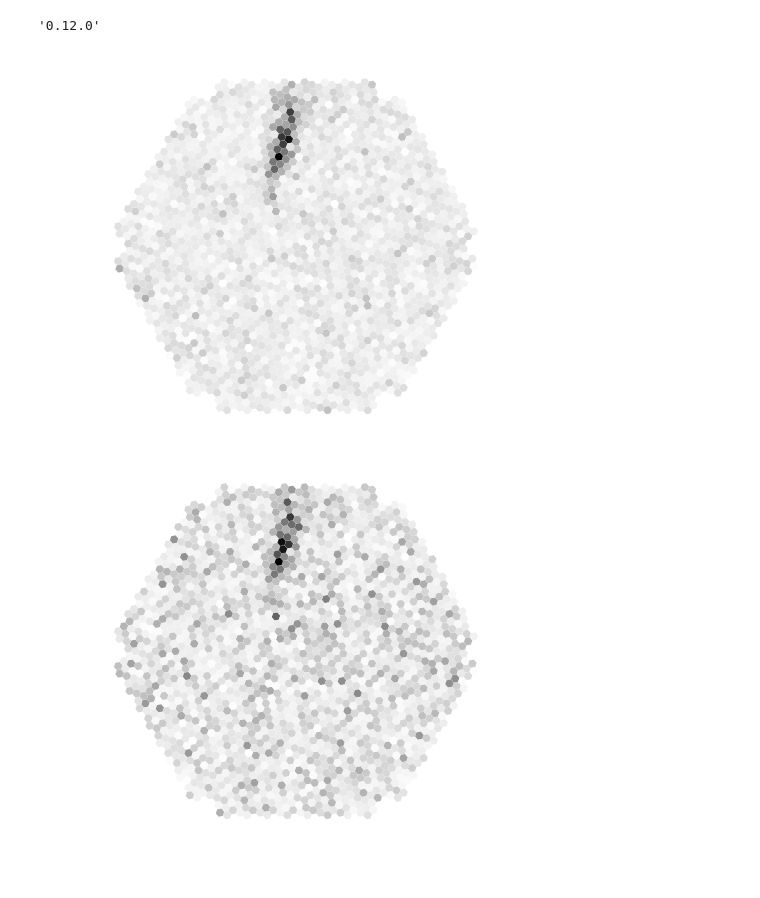
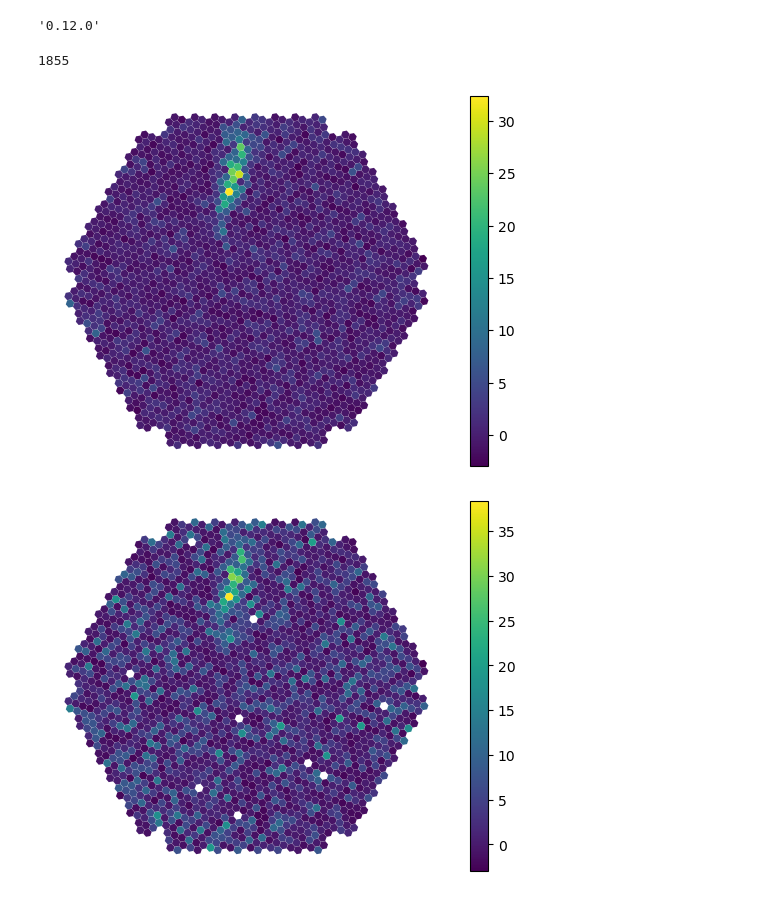
Before and after one commit to vuillaut/pres_cta, a Jupyter notebook: noisy_event.ipynb, the cells around one changed output. Saved outputs shown, nothing was run; the diff lists cells and outputs as text; code cells hidden in the pictures.

Commit message:
update noise event notebook to add dead pixels

```diff
--- a/noisy_event.ipynb
+++ b/noisy_event.ipynb
@@ -66,6 +66,10 @@ dl1_events.sort('hillas_intensity', reverse=True)
 # %%
 event_idx = 14
 event = dl1_events[event_idx]
+# %%
+len(noisy_image)
+# %% [output]
+1855
 # %%
 image = event['image']
 
@@ -73,25 +81,34 @@ noisy_image = image + 5*np.random.poisson(lam=0.4, size=len(event['image']))
 # %%
 display = CameraDisplay(geom, image,
                         show_frame=False,
-                        cmap='binary'
+                        # cmap='binary'
                        )
+
+
+display.add_colorbar()
 ax = display.axes
 fig = ax.get_figure()
 visible_axis=False
 ax.get_xaxis().set_visible(visible_axis)
 ax.get_yaxis().set_visible(visible_axis)
 if not visible_axis:
     ax.axis('off')
     ax.set_title('')
 
 plt.savefig(f'event_{event_idx}.png', dpi=150, transparent=True)
 # %% [output]
-[figure, old version]
+[figure, new version]
 # %%
 display = CameraDisplay(geom, noisy_image,
                         show_frame=False,
-                        cmap='binary'
+                        # cmap='binary'
                        )
+
+# display.highlight_pixels(~pixels_alive, color='red')
+cmap = plt.get_cmap("viridis")
+cmap.set_bad(color='white')
+
+display.add_colorbar()
 ax = display.axes
 fig = ax.get_figure()
 visible_axis=False
@@ -101,7 +118,7 @@ if not visible_axis:
     ax.axis('off')
     ax.set_title('')
 
-plt.savefig(f'event_{event_idx}.png', dpi=150, transparent=True)
+plt.savefig(f'event_{event_idx}_noisy.png', dpi=150, transparent=True)
 # %% [output]
-[figure, old version]
+[figure, new version]
 # %%
```
Also changed, not shown: parts of 2 cells of this notebook.
